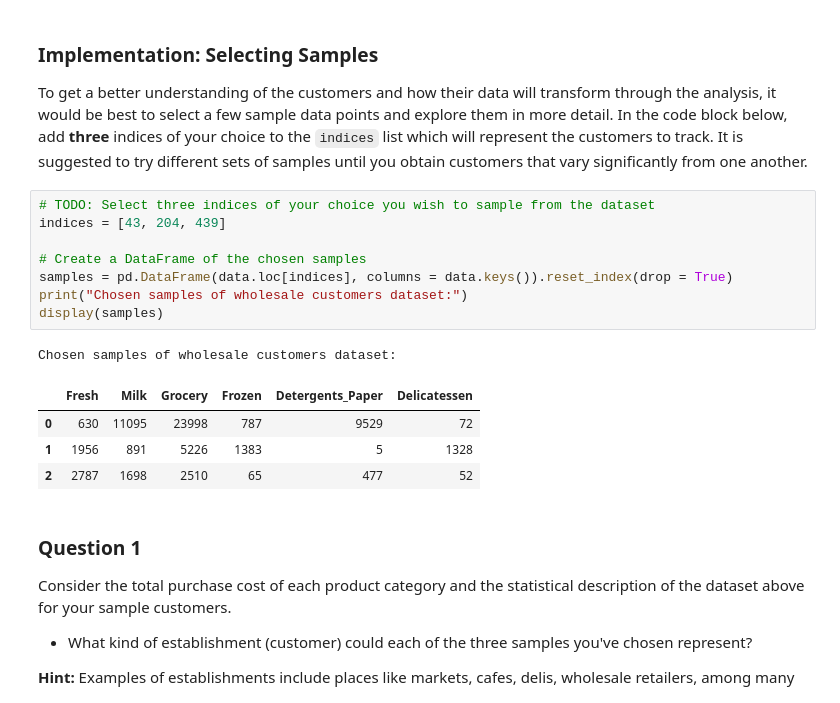
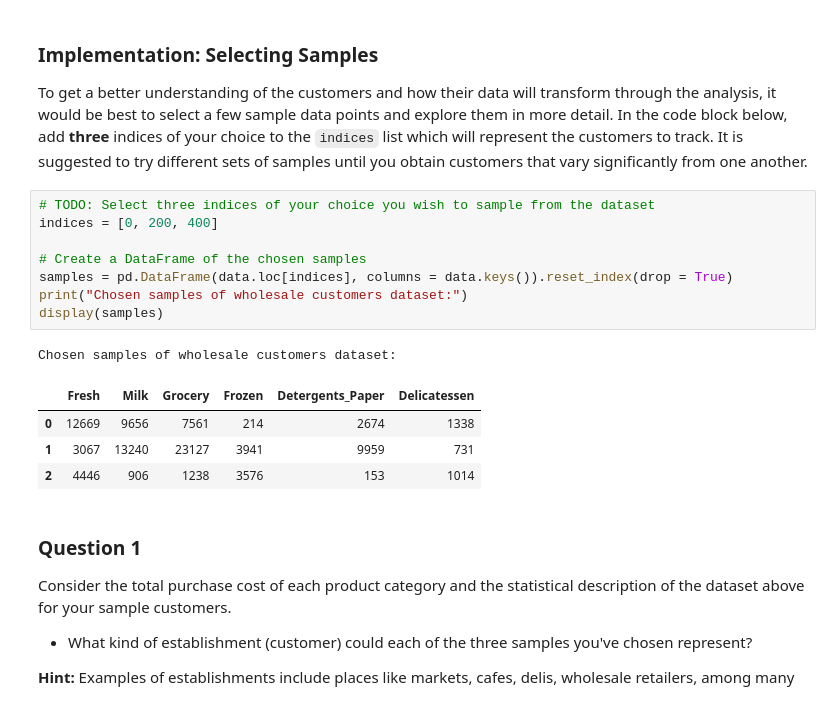
Before and after one commit to mustafa1adel/customer_segments, a Jupyter notebook: customer_segments.ipynb, the cells around one changed output. Saved outputs shown, nothing was run; the diff lists cells and outputs as text.

```diff
--- a/customer_segments.ipynb
+++ b/customer_segments.ipynb
@@ -67,18 +62,18 @@ display(data.describe())
 To get a better understanding of the customers and how their data will transform through the analysis, it would be best to select a few sample data points and explore them in more detail. In the code block below, add **three** indices of your choice to the `indices` list which will represent the customers to track. It is suggested to try different sets of samples until you obtain customers that vary significantly from one another.
 # %%
 # TODO: Select three indices of your choice you wish to sample from the dataset
-indices = [43, 204, 439]
+indices = [0, 200, 400]
 
 # Create a DataFrame of the chosen samples
 samples = pd.DataFrame(data.loc[indices], columns = data.keys()).reset_index(drop = True)
 print("Chosen samples of wholesale customers dataset:")
 display(samples)
 # %% [output]
 Chosen samples of wholesale customers dataset:
 |  | Fresh | Milk | Grocery | Frozen | Detergents_Paper | Delicatessen |
-| 0 | 630 | 11095 | 23998 | 787 | 9529 | 72 |
-| 1 | 1956 | 891 | 5226 | 1383 | 5 | 1328 |
-| 2 | 2787 | 1698 | 2510 | 65 | 477 | 52 |
+| 0 | 12669 | 9656 | 7561 | 214 | 2674 | 1338 |
+| 1 | 3067 | 13240 | 23127 | 3941 | 9959 | 731 |
+| 2 | 4446 | 906 | 1238 | 3576 | 153 | 1014 |
 # %% [markdown]
 ### Question 1
 Consider the total purchase cost of each product category and the statistical description of the dataset above for your sample customers.
```
Also changed, not shown: parts of 37 cells of this notebook, 1 other file.
